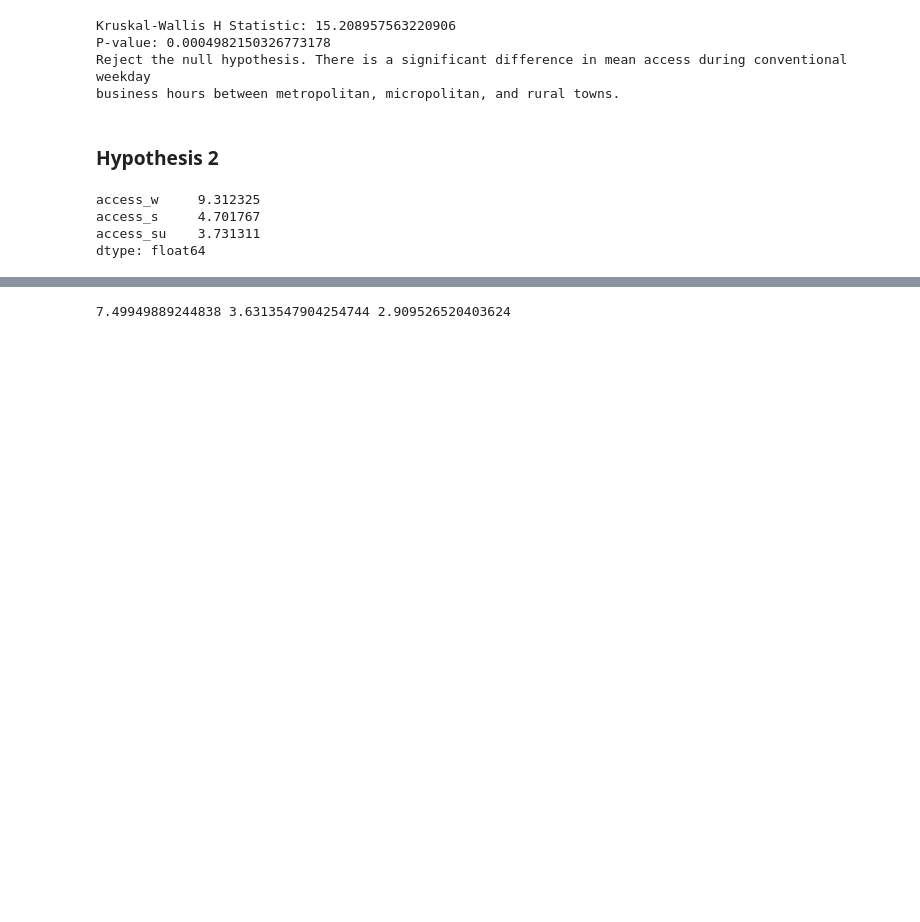
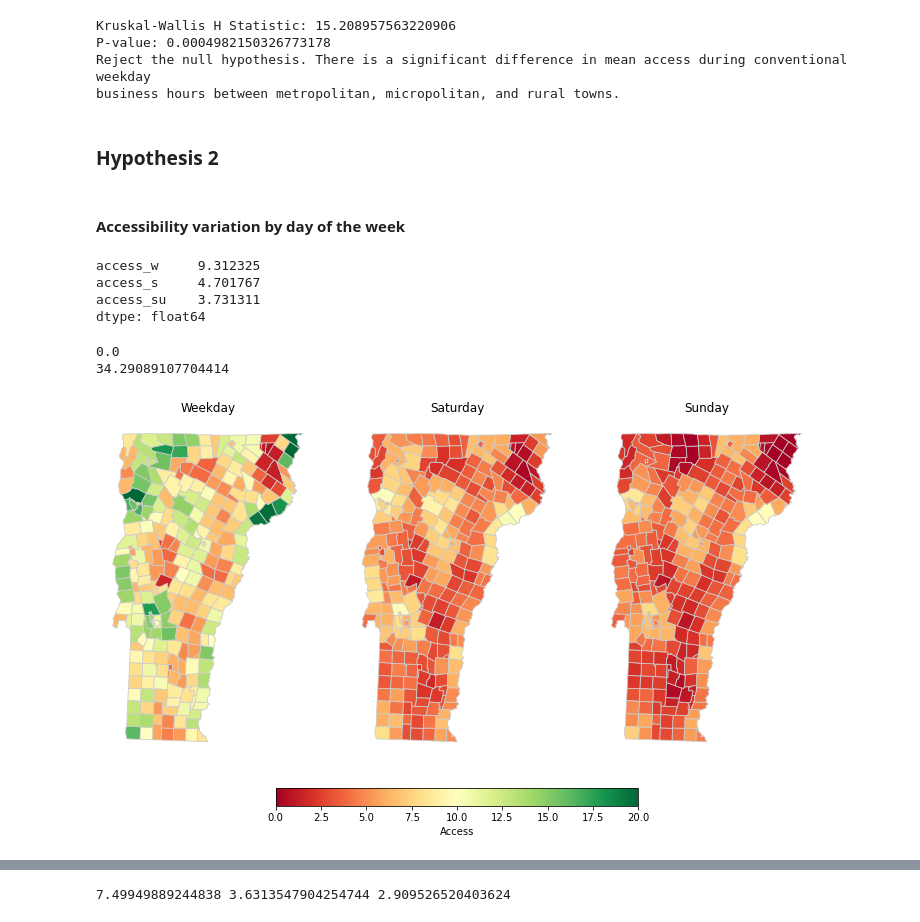
Before and after one commit to samroubin/VTPharmacy, a Jupyter notebook: procedure/code/02_Pharmacy_Accessibility_Analysis.ipynb, the cells around one changed output, grey strips where cells are left out. Cells and saved outputs as stored; diff of their text form; code cells hidden in the pictures; blank space fills up the shorter version.

```diff
--- a/procedure/code/02_Pharmacy_Accessibility_Analysis.ipynb
+++ b/procedure/code/02_Pharmacy_Accessibility_Analysis.ipynb
@@ -928,6 +936,8 @@ Reject the null hypothesis. There is a significant difference in mean access dur
 business hours between metropolitan, micropolitan, and rural towns.
 # %% [markdown]
 ### Hypothesis 2
+# %% [markdown]
+#### Accessibility variation by day of the week
 # %%
 mapping_df[['access_w', 'access_s', 'access_su']].mean()
 # %% [output]
@@ -935,3 +945,31 @@ access_w     9.312325
 access_s     4.701767
 access_su    3.731311
 dtype: float64
+# %%
+# Map by day of the week
+mapping_df1 = mapping_df
+print(mapping_df1[['access_w', 'access_s', 'access_su']].min().min())  # Min accessibility value
+print(mapping_df1[['access_w', 'access_s', 'access_su']].max().max())  # Max accessibility value
+
+fig, axs = plt.subplots(1, 3, figsize=(13, 8))
+plt.subplots_adjust(wspace=.1)
+
+for i, column in enumerate(['access_w', 'access_s', 'access_su']):
+    ax = axs[i]
+    mapping_df1.plot(column=column, cmap='RdYlGn', linewidth=0.8, ax=ax, edgecolor='0.8', legend=False,
+                vmin=0, vmax=20)
+    axs[0].set_title('Weekday')
+    axs[1].set_title('Saturday')
+    axs[2].set_title('Sunday')
+    ax.axis('off')
+
+cbar = fig.colorbar(plt.cm.ScalarMappable(norm=plt.Normalize(vmin=0, vmax=20), cmap='RdYlGn'), ax=axs,
+                    orientation='horizontal', pad = .07, shrink = .5)
+cbar.set_label('Access')
+
+#plt.tight_layout()
+plt.show()
+# %% [output]
+0.0
+34.29089107704414
+[figure, added]
```
Also changed, not shown: parts of 10 cells of this notebook.
